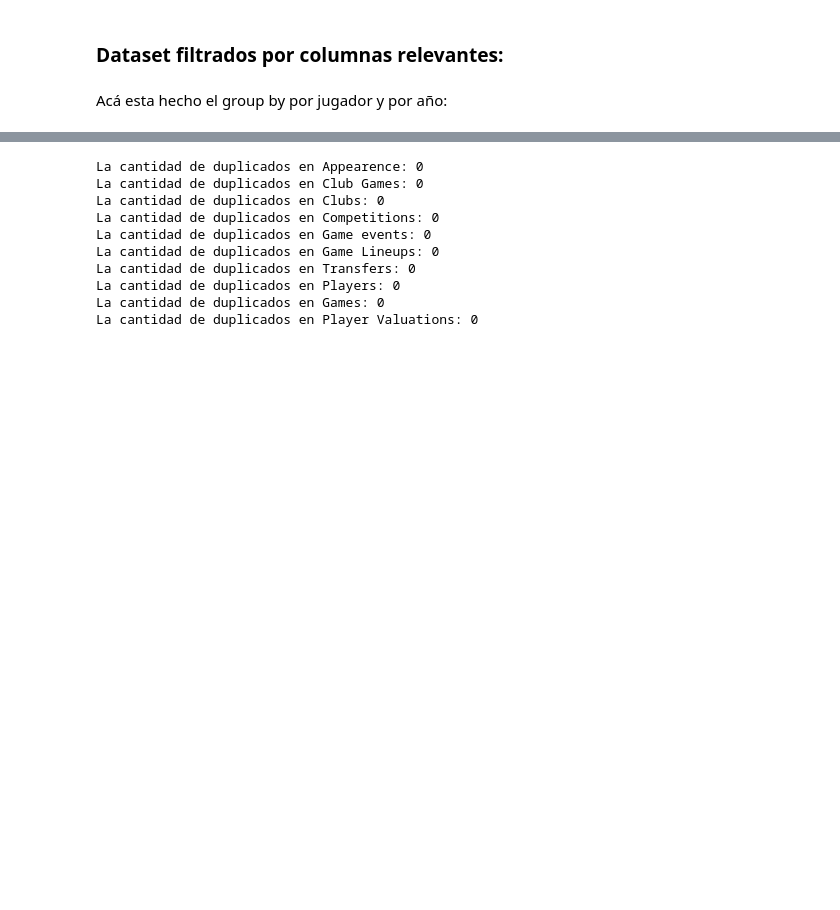
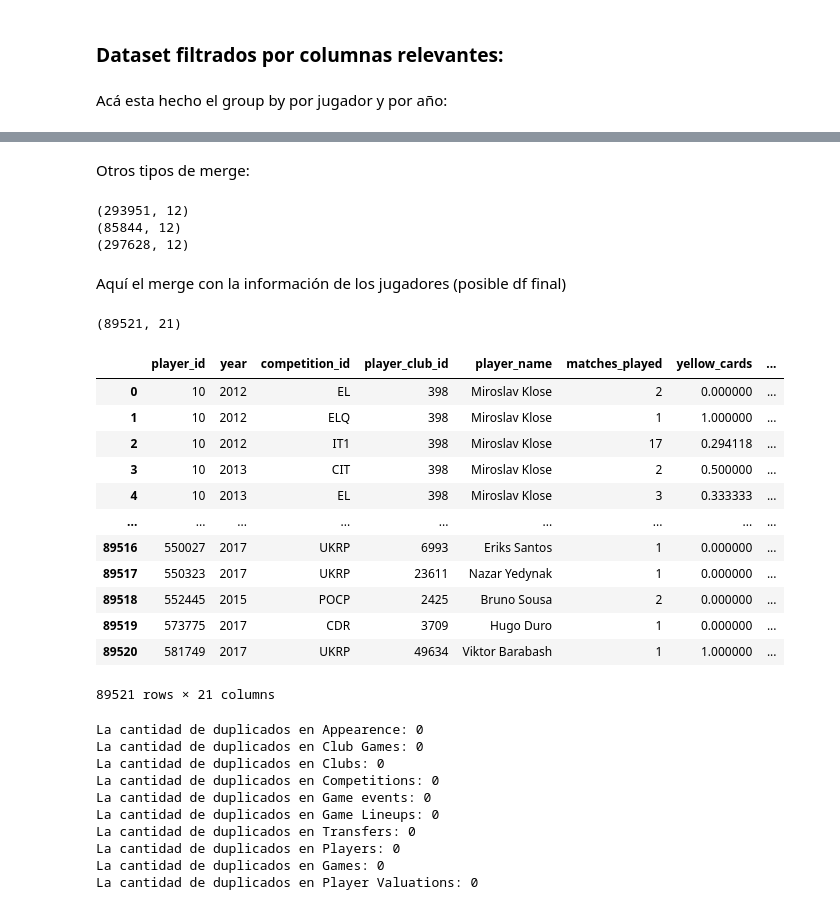
Before and after one commit to VLGuazzelli/proyecto_final_transfer, a Jupyter notebook: src/explore.ipynb, the cells around one changed output, grey strips where cells are left out. Drawn from its saved outputs; the diff is of its cells as text; code cells hidden in the pictures; blank space fills up the shorter version.

```diff
--- a/src/explore.ipynb
+++ b/src/explore.ipynb
@@ -101,3 +152,40 @@ print(result)
+# %% [markdown]
+Otros tipos de merge:
+# %%
+# Hacemos el merge:
+app_plval_merged2 = pd.merge(gb_app, gb_player_val, on=['player_id', 'year'], how='right')
+print(app_plval_merged2.shape)
+
+app_plval_merged3 = pd.merge(gb_app, gb_player_val, on=['player_id', 'year'], how='inner')
+print(app_plval_merged3.shape)
+
+app_plval_merged4 = pd.merge(gb_app, gb_player_val, on=['player_id', 'year'], how='outer')
+print(app_plval_merged4.shape)
+# %% [output]
+(293951, 12)
+(85844, 12)
+(297628, 12)
+# %% [markdown]
+Aquí el merge con la información de los jugadores (posible df final)
+# %%
+df = pd.merge(app_plval_merged, players_filtered, on=['player_id'], how='left')
+print(df.shape)
+df
+# %% [output]
+(89521, 21)
+|  | player_id | year | competition_id | player_club_id | player_name | matches_played | yellow_cards | ... |
+| 0 | 10 | 2012 | EL | 398 | Miroslav Klose | 2 | 0.000000 | ... |
+| 1 | 10 | 2012 | ELQ | 398 | Miroslav Klose | 1 | 1.000000 | ... |
+| 2 | 10 | 2012 | IT1 | 398 | Miroslav Klose | 17 | 0.294118 | ... |
+| 3 | 10 | 2013 | CIT | 398 | Miroslav Klose | 2 | 0.500000 | ... |
+| 4 | 10 | 2013 | EL | 398 | Miroslav Klose | 3 | 0.333333 | ... |
+| ... | ... | ... | ... | ... | ... | ... | ... | ... |
+| 89516 | 550027 | 2017 | UKRP | 6993 | Eriks Santos | 1 | 0.000000 | ... |
+| 89517 | 550323 | 2017 | UKRP | 23611 | Nazar Yedynak | 1 | 0.000000 | ... |
+| 89518 | 552445 | 2015 | POCP | 2425 | Bruno Sousa | 2 | 0.000000 | ... |
+| 89519 | 573775 | 2017 | CDR | 3709 | Hugo Duro | 1 | 0.000000 | ... |
+| 89520 | 581749 | 2017 | UKRP | 49634 | Viktor Barabash | 1 | 1.000000 | ... |
+89521 rows × 21 columns
 # %%
 for name, df in datasets.items():
     duplicados = df.duplicated()
```
Also changed, not shown: parts of 31 cells of this notebook.
